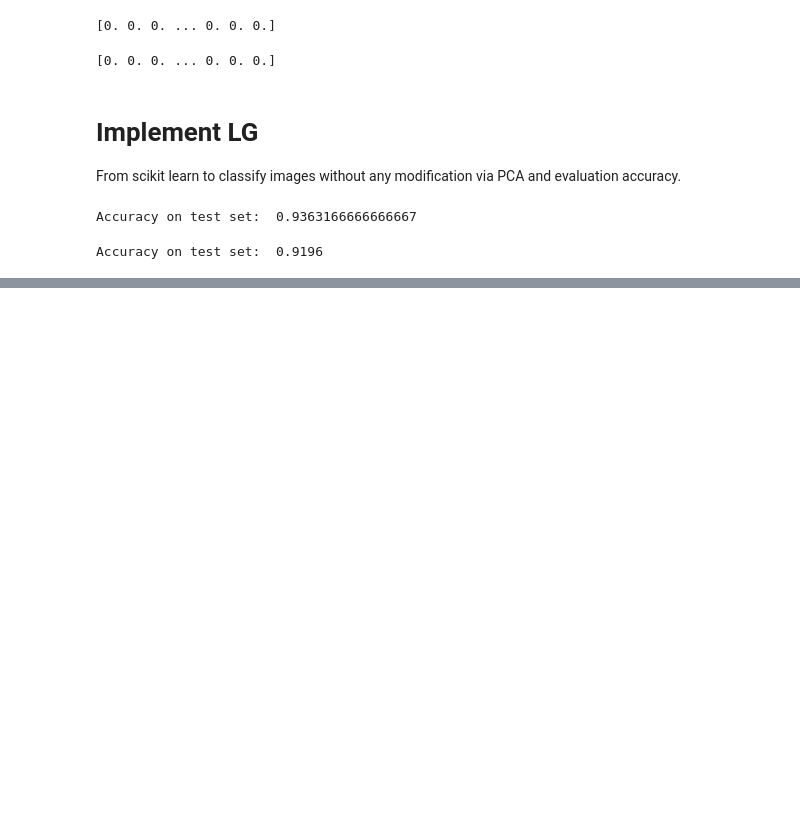
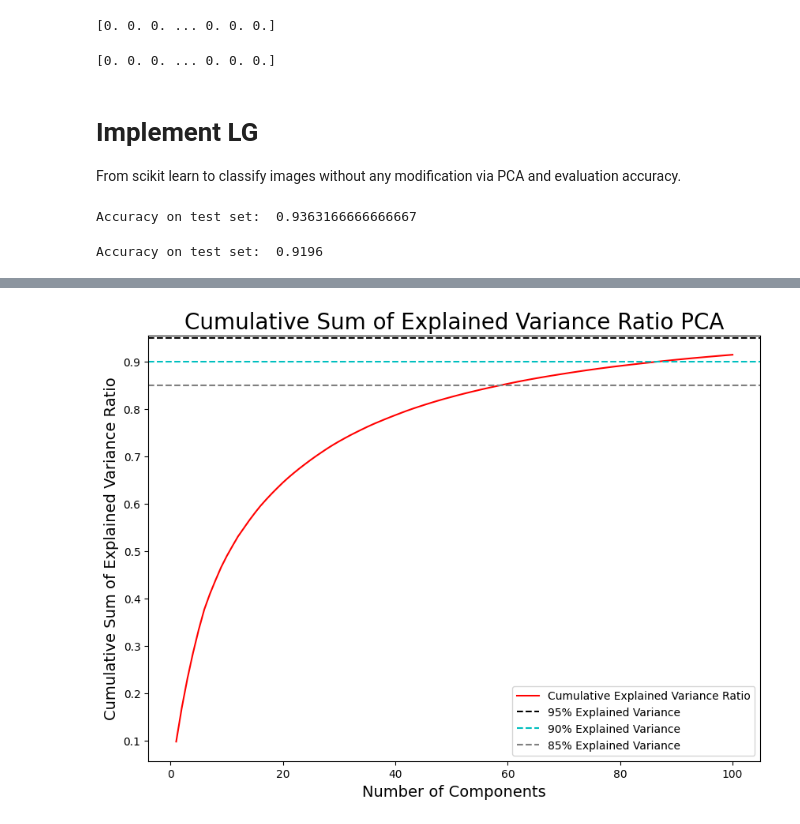
Before and after one commit to frm1789/100DaysOfPython, a Jupyter notebook: PCA_Project.ipynb, the cells around one changed output, grey strips where cells are left out. Drawn from its saved outputs; the diff is of its cells as text; code cells hidden in the pictures; blank space fills up the shorter version.

```diff
--- a/PCA_Project.ipynb
+++ b/PCA_Project.ipynb
@@ -167,0 +260,16 @@ Time to fit: 88.34392380714417s
+# %%
+def variance_explained_plot(ratio):
+    fig, ax = plt.subplots(figsize=(10, 7))
+    ax.plot(range(1, len(ratio) + 1), np.cumsum(ratio), color='r', label='Cumulative Explained Variance Ratio')
+    ax.axhline(y=0.95, color='k', linestyle='--', label='95% Explained Variance')
+    ax.axhline(y=0.90, color='c', linestyle='--', label='90% Explained Variance')
+    ax.axhline(y=0.85, color='grey', linestyle='--', label='85% Explained Variance')
+    ax.set_title('Cumulative Sum of Explained Variance Ratio PCA', fontsize=20)
+    ax.set_ylabel('Cumulative Sum of Explained Variance Ratio', fontsize=14)
+    ax.set_xlabel('Number of Components', fontsize=14)
+    plt.legend(loc=0);
+# %%
+ratio = pca.explained_variance_ratio_
+variance_explained_plot(ratio)
+# %% [output]
+[figure, added]
```
Also changed, not shown: parts of 36 cells of this notebook.
